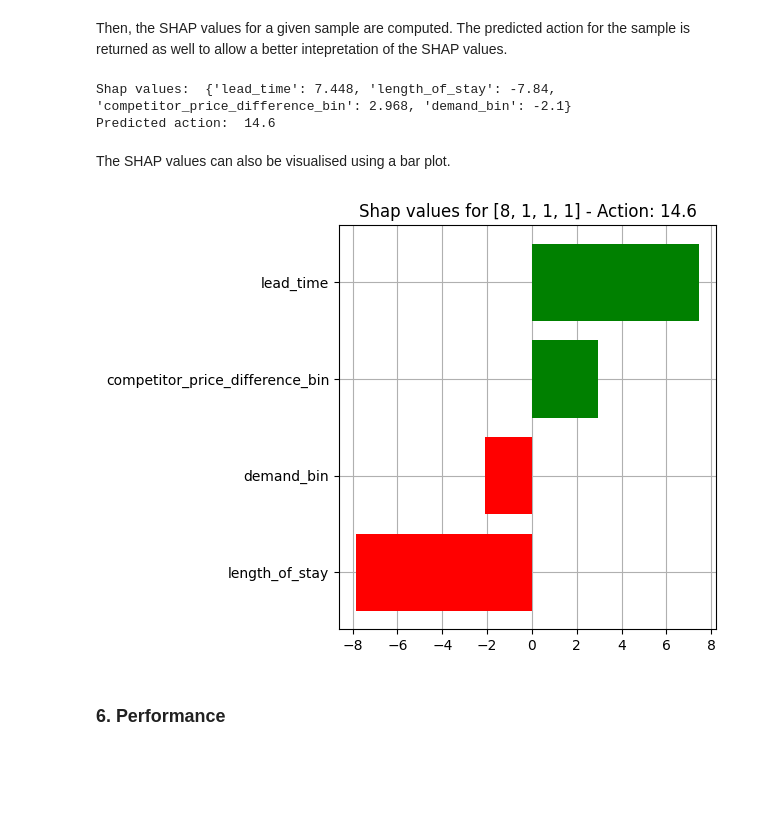
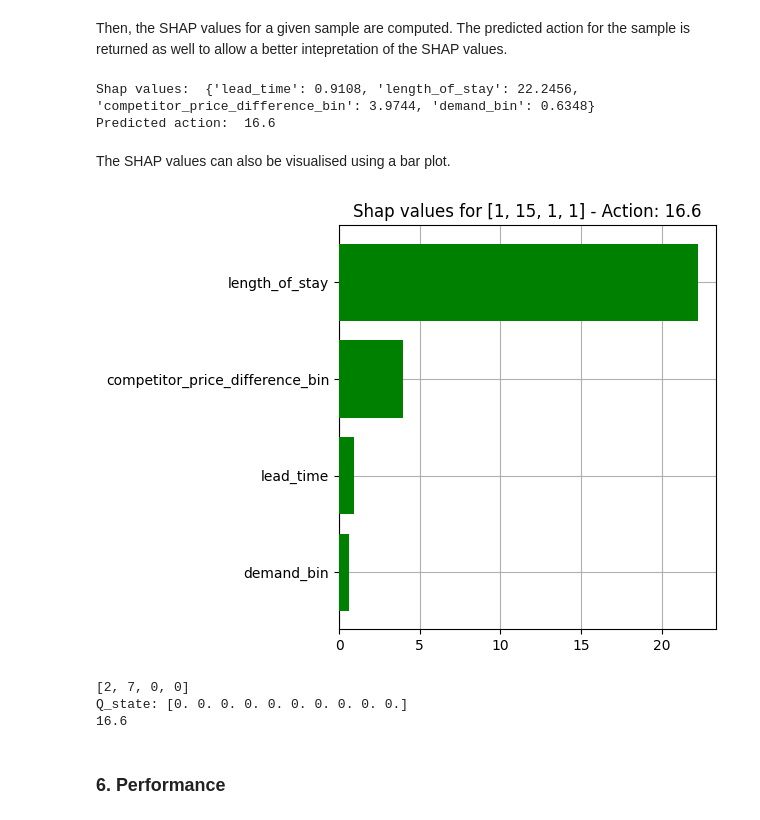
Before and after one commit to gsassatelli/explainable-rl, a Jupyter notebook: onboarding_nb.ipynb, the cells around one changed output. Drawn from its saved outputs; the diff is of its cells as text; code cells hidden in the pictures; blank space fills up the shorter version.

```diff
--- a/onboarding_nb.ipynb
+++ b/onboarding_nb.ipynb
@@ -333,20 +333,31 @@ shap_values = ShapValues(engine=engine)
 # %% [markdown]
 Then, the SHAP values for a given sample are computed. The predicted action for the sample is returned as well to allow a better intepretation of the SHAP values.
 # %%
-shaps, predicted_action = shap_values.compute_shap_values(sample=[8, 1, 1, 1])
+shaps, predicted_action = shap_values.compute_shap_values(sample=[1, 15, 1, 1])
 # %%
 print("Shap values: ", shaps)
 print("Predicted action: ", predicted_action)
 # %% [output]
-Shap values:  {'lead_time': 7.448, 'length_of_stay': -7.84, 'competitor_price_difference_bin': 2.968, 'demand_bin': -2.1}
-Predicted action:  14.6
+Shap values:  {'lead_time': 0.9108, 'length_of_stay': 22.2456, 'competitor_price_difference_bin': 3.9744, 'demand_bin': 0.6348}
+Predicted action:  16.6
 # %% [markdown]
 The SHAP values can also be visualised using a bar plot.
 # %%
-shap_values.plot_shap_values(sample=[8, 1, 1, 1], shap_values=shaps, predicted_action=predicted_action,
-                             fig_name="SHAP values", savefig=False)
+shap_values.plot_shap_values(sample=[1, 15, 1, 1], shap_values=shaps, predicted_action=predicted_action,
+                             fig_name="SHAP - lead 1, lenght 15 - competitor 1 - demand 1", savefig=True)
 # %% [output]
-[figure, old version]
+[figure, new version]
+# %%
+shap_values = ShapValues(engine=engine)
+shap_values.sample = [25,15,0,0]
+shap_values.sample = shap_values.normalize_sample()
+shap_values.binned_sample = shap_values.bin_sample()
+print(shap_values.binned_sample)
+print(shap_values.predict_action())
+# %% [output]
+[2, 7, 0, 0]
+Q_state: [0. 0. 0. 0. 0. 0. 0. 0. 0. 0.]
+16.6
 # %% [markdown]
 ### 6. Performance
 # %% [markdown]
```
Also changed, not shown: 37 other files.
